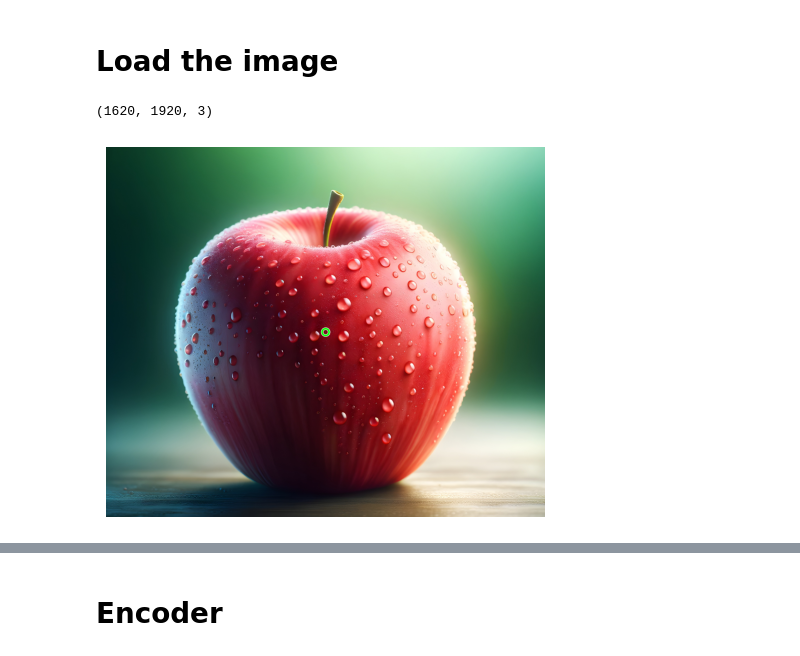
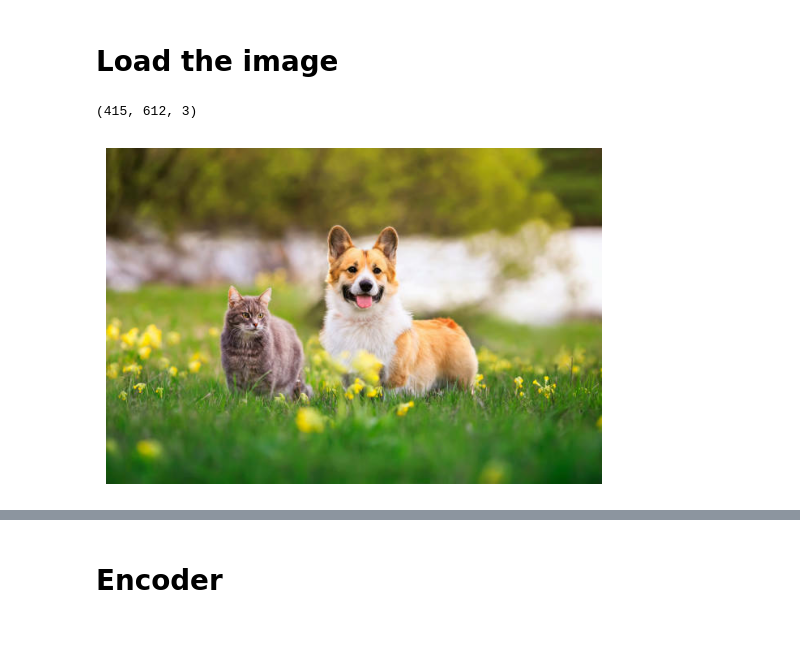
Before and after one commit to yuki-inaho/segment_anything_onnx_sandbox, a Jupyter notebook: demo_with_onnx.ipynb, the cells around one changed output, grey strips where cells are left out. Drawn from its saved outputs; the diff is of its cells as text; code cells hidden in the pictures.

```diff
--- a/demo_with_onnx.ipynb
+++ b/demo_with_onnx.ipynb
@@ -8,34 +8,23 @@ The autoreload extension is already loaded. To reload it, use:
 import numpy as np
 from pathlib import Path
 
-#IMAGE_PATH = "data/az104m5yyrrjdcq8rfqk.jpg"
-#INPUT_POINT = (321, 230)
-IMAGE_PATH = "data/apple_5x4.jpg"
-INPUT_POINT = (960, 810)
+IMAGE_PATH = "data/az104m5yyrrjdcq8rfqk.jpg"
+INPUT_POINT = (321, 230)
+#IMAGE_PATH = "data/apple_5x4.jpg"
+#INPUT_POINT = (960, 810)
 
 ENC_MODEL_PATH = "models/image_encoder_vit_b.onnx"
 SAM_MODEL_PATH = "models/sam_vit_b_01ec64.onnx"
-
-MEAN_PIX_VALUES = np.array([123.675, 116.28, 103.53])
-STD_PIX_VALUES = np.array([[58.395, 57.12, 57.375]])
-
-SIZE_FOR_INFERENCE = (1024, 1024)
 # %% [markdown]
 # Load the image
 # %%
 import cv2
 from scripts.image import show_image_from_ndarray
 
 image = cv2.imread(IMAGE_PATH)
 orig_image_width, orig_image_height = image.shape[1], image.shape[0]
 print(image.shape)
-
-# Draw circle on input point
-
-image_to_darw = cv2.circle(image, INPUT_POINT, 15, (255, 255, 255), 10)
-image_to_darw = cv2.circle(image, INPUT_POINT, 15, (0, 255, 0), 5)
-
-show_image_from_ndarray(image_to_darw)
+show_image_from_ndarray(image)
 # %% [output]
-(1620, 1920, 3)
+(415, 612, 3)
-[figure, old version]
+[figure, new version]
```
Also changed, not shown: parts of 19 cells of this notebook, 2 other files.
